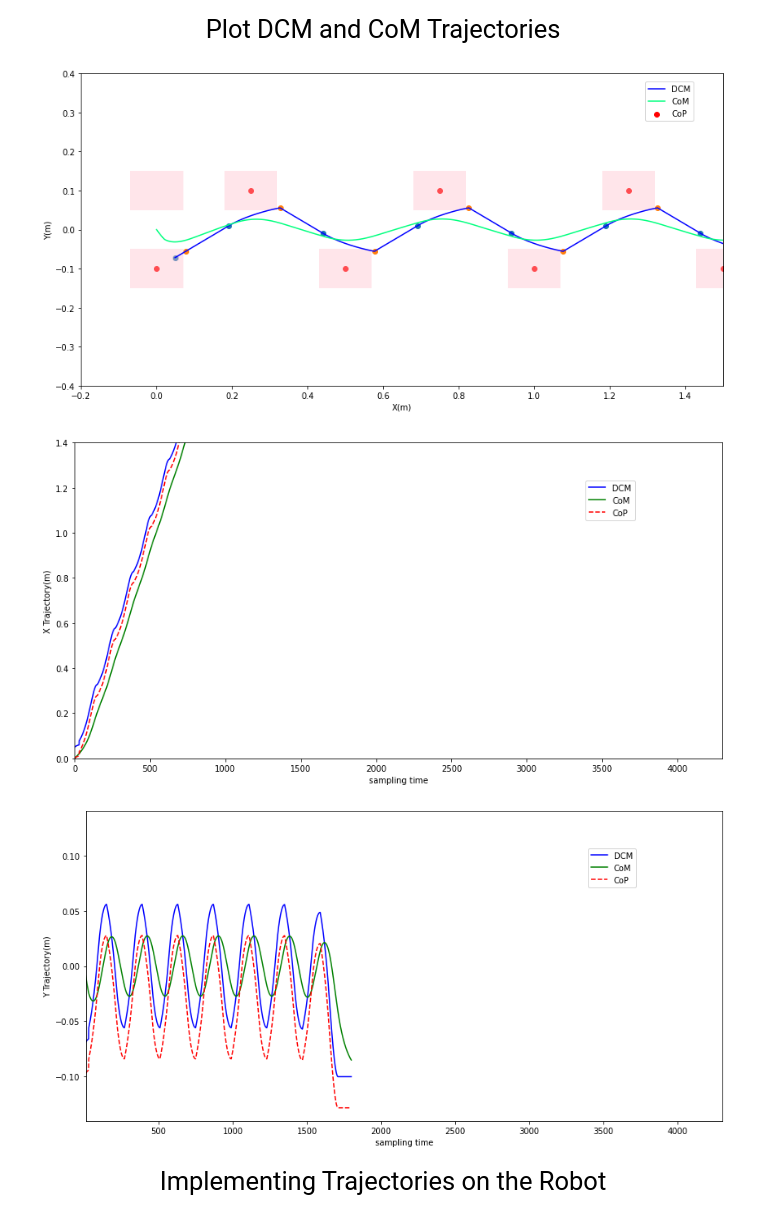
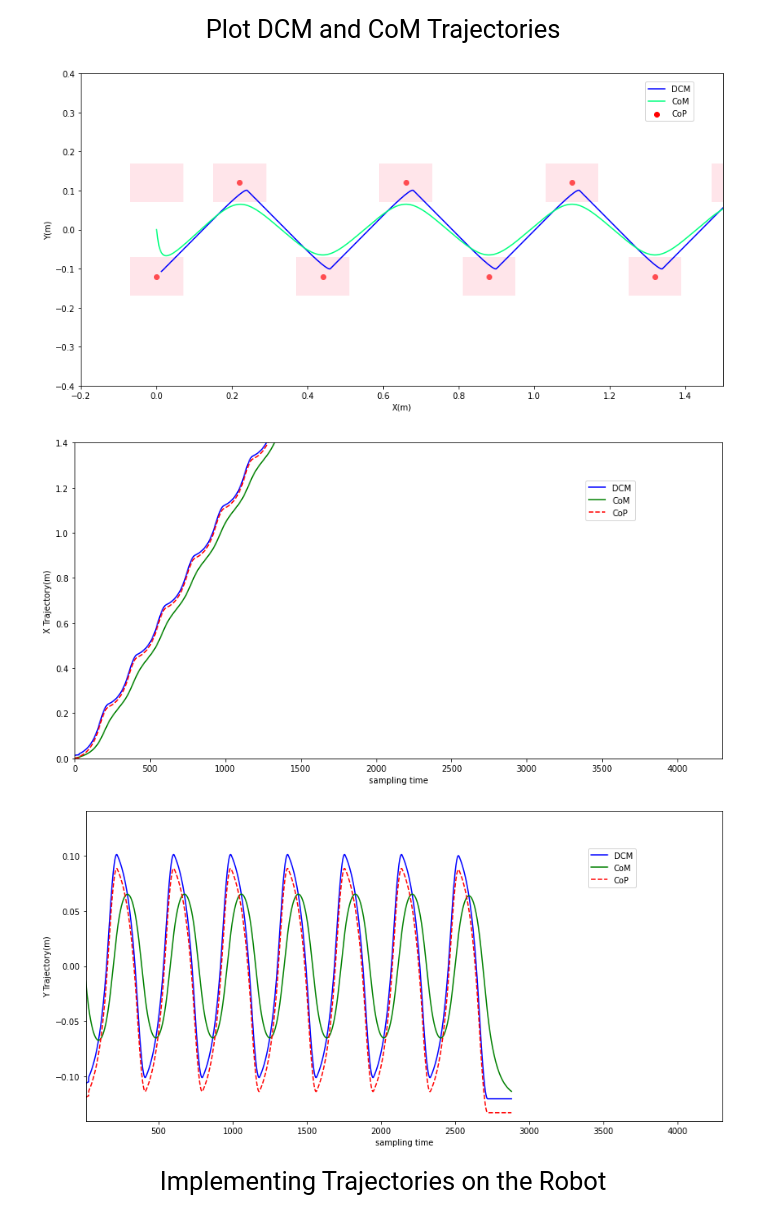
Before and after one commit to Batou1406/Legged-Robot-Project1, a Jupyter notebook: proj1_code/DCM--walking-Atlas.ipynb, the cells around one changed output. Cells and saved outputs as stored; diff of their text form; code cells hidden in the pictures.

```diff
--- a/proj1_code/DCM--walking-Atlas.ipynb
+++ b/proj1_code/DCM--walking-Atlas.ipynb
@@ -34,7 +34,7 @@ pybullet.setRealTimeSimulation(0)
 # %%
 #In this part we will specify the steps position and duration and we will implement foot trajectory generation
 doubleSupportDuration = 0.25 #We select 0.25 second as DS duration
-stepDuration = 0.5 #We select 1.2 second as step duration(step duration=SS+DS)
+stepDuration = 0.8 #We select 1.2 second as step duration(step duration=SS+DS)
 pelvisHeight= 0.75 #Constant pelvis(CoM) height during walking
 maximumFootHeight = 0.1 #The maximum height of swing foot during each step
 
@@ -251,39 +251,36 @@ ax4.set_xlabel('X(m)')
 ax4.set_ylabel('Y(m)')
 ax4.plot(DCMPlanner.DCM[:,0],DCMPlanner.DCM[:,1],'blue',label="DCM")
 ax4.plot(DCMPlanner.CoM[:,0],DCMPlanner.CoM[:,1],'springgreen',label="CoM")
-
-ax4.scatter(DCMPlanner.initialDCMForDS[:,0],DCMPlanner.initialDCMForDS[:,1])
-ax4.scatter(DCMPlanner.finalDCMForDS[:,0],DCMPlanner.finalDCMForDS[:,1])
 
 fig4.legend(bbox_to_anchor=(0.87, 0.87))
 plt.show()
 
 
 figg5, (ax5) = plt.subplots(figsize = (14, 7))
 ax5.plot(DCMPlanner.DCM[:,0],'b',label="DCM")
 ax5.plot(DCMPlanner.CoM[:,0],'g',label="CoM")
 #ax5.plot(DCMPlanner.initialDCMForDS[:,0])
 #ax5.plot(DCMPlanner.finalDCMForDS[:,0])
 ax5.plot(DCMPlanner.CoPTrajectory[:,0],'--r',label="CoP")
 ax5.set_xlabel('sampling time')
 ax5.set_ylabel('X Trajectory(m)')
 ax5.set(xlim=(-0.0,4300), ylim=(-0.0, 1.4))
 figg5.legend(bbox_to_anchor=(0.8, 0.8))
 plt.show()
 
 figg6, (ax6) = plt.subplots(figsize = (14, 7))
 ax6.plot(DCMPlanner.DCM[:,1],'b',label="DCM")
 ax6.plot(DCMPlanner.CoM[:,1],'g',label="CoM")
 ax6.plot(DCMPlanner.CoPTrajectory[:,1],'--r',label="CoP")
 ax6.set_ylabel('Y Trajectory(m)')
 ax6.set_xlabel('sampling time')
 ax6.set(xlim=(10,4300), ylim=(-0.14, 0.14))
 figg6.legend(bbox_to_anchor=(0.8, 0.8))
 plt.show()
 # %% [output]
-[figure, old version]
+[figure, new version]
-[figure, old version]
+[figure, new version]
-[figure, old version]
+[figure, new version]
 # %% [markdown]
 <div style="text-align:center"><span style="color:black; font-family:helvetica; font-size:1.7em;">Implementing Trajectories on the Robot</span></div>
 # %%
```
Also changed, not shown: parts of 3 cells of this notebook, 1 other file.
